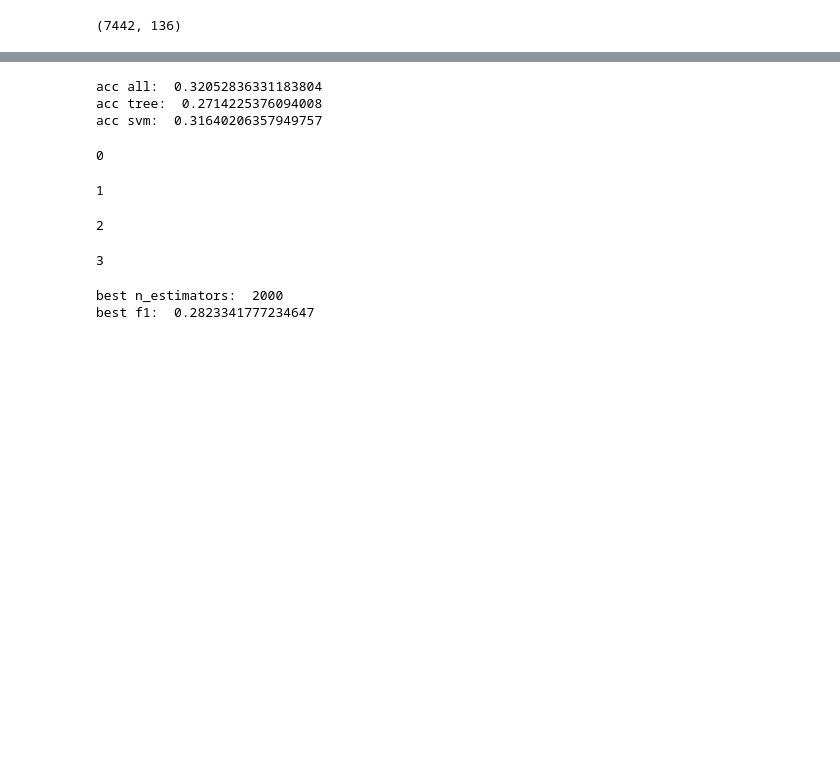
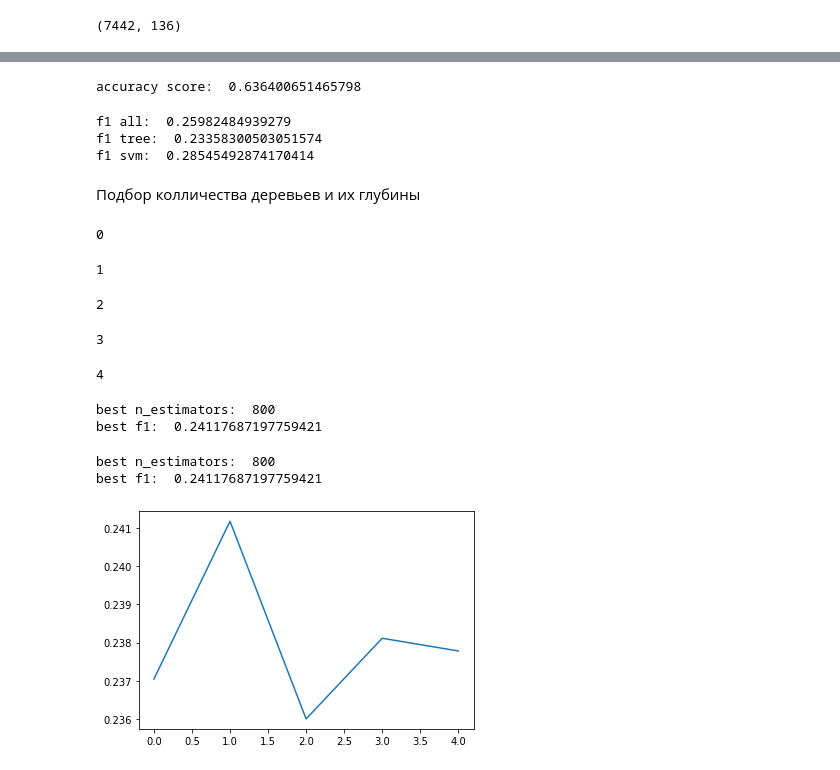
Before and after one commit to IlyaKodua/crema_jupyter, a Jupyter notebook: main.ipynb, the cells around one changed output, grey strips where cells are left out. Cells and saved outputs as stored; diff of their text form; code cells hidden in the pictures; blank space fills up the shorter version.

```diff
--- a/main.ipynb
+++ b/main.ipynb
@@ -426,6 +487,6 @@ print("acc: ", acc_final)
 # %%
-svm_all =  svm.NuSVC(kernel= "poly",  random_state= 20, probability=True, class_weight = "balanced")
-tree_all =  RandomForestClassifier(max_depth=200, n_estimators=100)
+svm_all =  svm.SVC(kernel= "poly",  random_state= 20, probability=True, class_weight = "balanced")
+tree_all =  RandomForestClassifier(max_depth=200, n_estimators=100, class_weight = "balanced")
 # %%
-tree_all.fit(feach_train, labels_train)
+tree_all.fit(feach_train, y_train)
 # %% [output]
@@ -433,3 +494,3 @@ RandomForestClassifier(max_depth=200)
 # %%
-svm_all.fit(feach_train, labels_train)
+svm_all.fit(feach_train, y_train)
 # %% [output]
@@ -450,25 +517,32 @@ p_all = f1_svm * p_svm + f1_tree *p_tree
 y_pred = np.argmax(p_all, axis = 1)
 # %%
 
-acc_feach = f1_score(labels_test, y_pred, average='macro')
+acc_feach = f1_score(y_test, y_pred, average='macro')
+print("accuracy score: ", accuracy_score(y_test, y_pred))
+# %% [output]
+accuracy score:  0.636400651465798
 # %%
-print("acc all: ", acc_feach)
-print("acc tree: ", f1_tree)
-print("acc svm: ", f1_svm)
+print("f1 all: ", acc_feach)
+print("f1 tree: ", f1_tree)
+print("f1 svm: ", f1_svm)
 # %% [output]
-acc all:  0.32052836331183804
-acc tree:  0.2714225376094008
-acc svm:  0.31640206357949757
+f1 all:  0.25982484939279
+f1 tree:  0.23358300503051574
+f1 svm:  0.28545492874170414
+# %% [markdown]
+Подбор колличества деревьев и их глубины
 # %%
 f1 = []
-n_estimators_my = [200, 500, 1000, 2000]
+n_estimators_my = [200, 800, 1400, 2000, 2600]
 for i in range(len(n_estimators_my)):
     print(i)
-    tree_all =  RandomForestClassifier(max_depth=200, n_estimators=n_estimators_my[i])
-    tree_all.fit(feach_train, labels_train)
-    f1.append(f1_score(labels_test, tree_all.predict(feach_test) , average='macro'))
+    tree_all =  RandomForestClassifier(max_depth=200, n_estimators=n_estimators_my[i], class_weight = "balanced")
+    tree_all.fit(feach_train, y_train)
+    f1.append(f1_score(y_test, tree_all.predict(feach_test) , average='macro'))
 
 
+
+estimators_my = n_estimators_my[np.argmax(f1)]
 print("best n_estimators: " , n_estimators_my[np.argmax(f1)])
 print("best f1: " , np.max(f1))
 # %% [output]
@@ -476,5 +550,14 @@ print("best f1: " , np.max(f1))
 1
 2
 3
-best n_estimators:  2000
-best f1:  0.2823341777234647
+4
+best n_estimators:  800
+best f1:  0.24117687197759421
+# %%
+plt.plot(f1)
+print("best n_estimators: " , n_estimators_my[np.argmax(f1)])
+print("best f1: " , np.max(f1))
+# %% [output]
+best n_estimators:  800
+best f1:  0.24117687197759421
+[figure, added]
```
Also changed, not shown: parts of 41 cells of this notebook.
